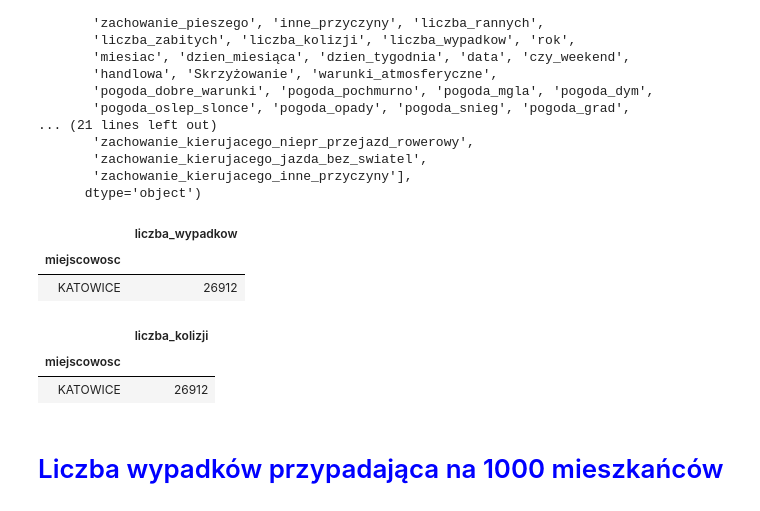
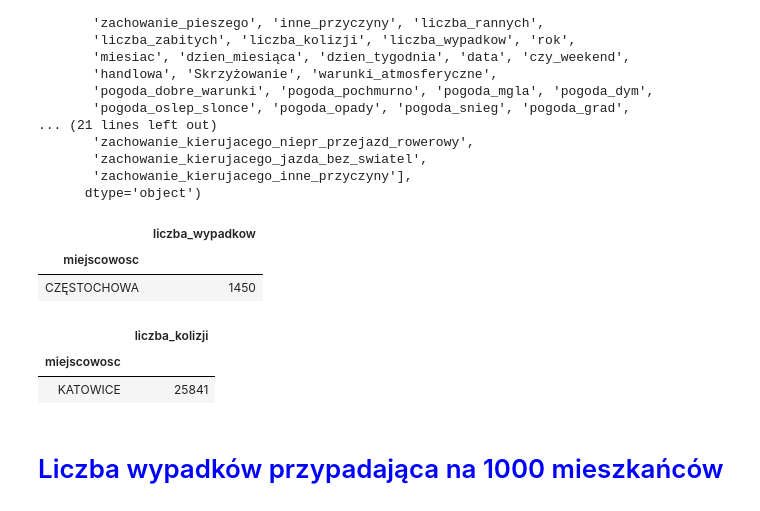
Before and after one commit to KGorczyca/Car_accidents, a Jupyter notebook: analiza_cz2.ipynb, the cells around one changed output. Saved outputs shown, nothing was run; the diff lists cells and outputs as text; code cells hidden in the pictures.

```diff
--- a/analiza_cz2.ipynb
+++ b/analiza_cz2.ipynb
@@ -43,19 +43,19 @@ Index(['Unnamed: 0', 'data_zdarzenia', 'godzina', 'GPS_x', 'GPS_y',
 # %%
 #miejscowosc o największej liczbie wypadków
 
-dane.groupby('miejscowosc').agg({'liczba_wypadkow':'count'}).sort_values(by='liczba_wypadkow', ascending=False).head(1)
+dane.groupby('miejscowosc').agg({'liczba_wypadkow':'sum'}).sort_values(by='liczba_wypadkow', ascending=False).head(1)
 # %% [output]
 |  | liczba_wypadkow |
 | miejscowosc |  |
-| KATOWICE | 26912 |
+| CZĘSTOCHOWA | 1450 |
 # %%
 #miejscowosc o największej liczbie kolizji
 
-dane.groupby('miejscowosc').agg({'liczba_kolizji':'count'}).sort_values(by='liczba_kolizji', ascending=False).head(1)
+dane.groupby('miejscowosc').agg({'liczba_kolizji':'sum'}).sort_values(by='liczba_kolizji', ascending=False).head(1)
 # %% [output]
 |  | liczba_kolizji |
 | miejscowosc |  |
-| KATOWICE | 26912 |
+| KATOWICE | 25841 |
 # %% [markdown]
 <h1 span style="color:blue">Liczba wypadków przypadająca na 1000 mieszkańców
 # %%
```
Also changed, not shown: parts of 33 cells of this notebook.
